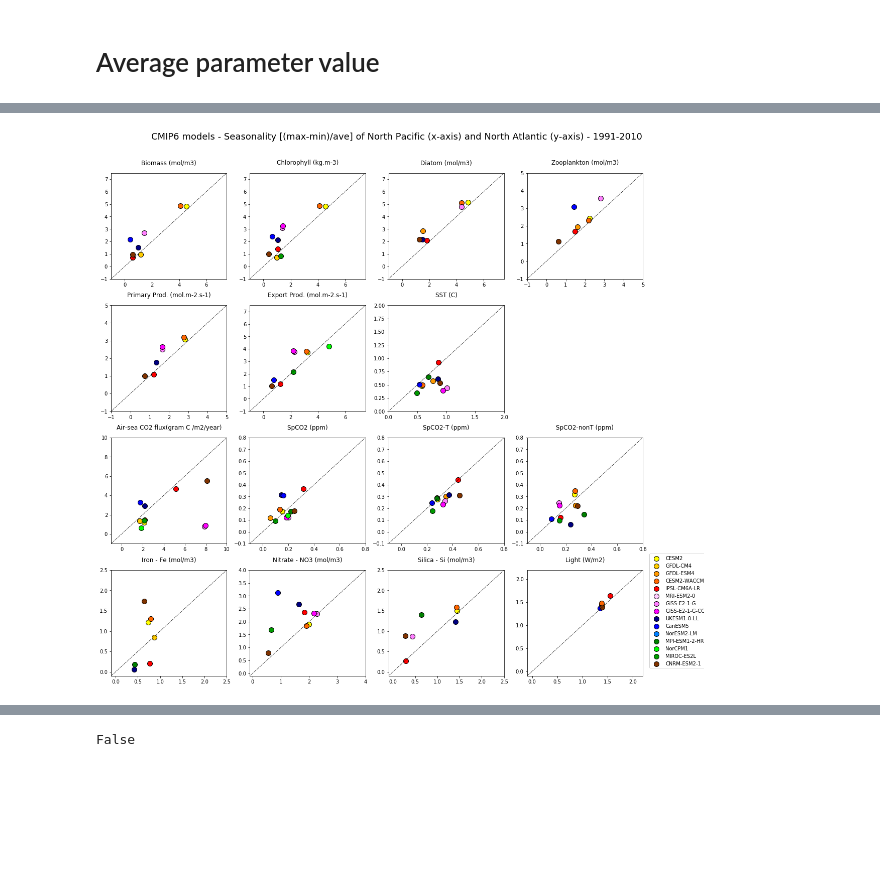
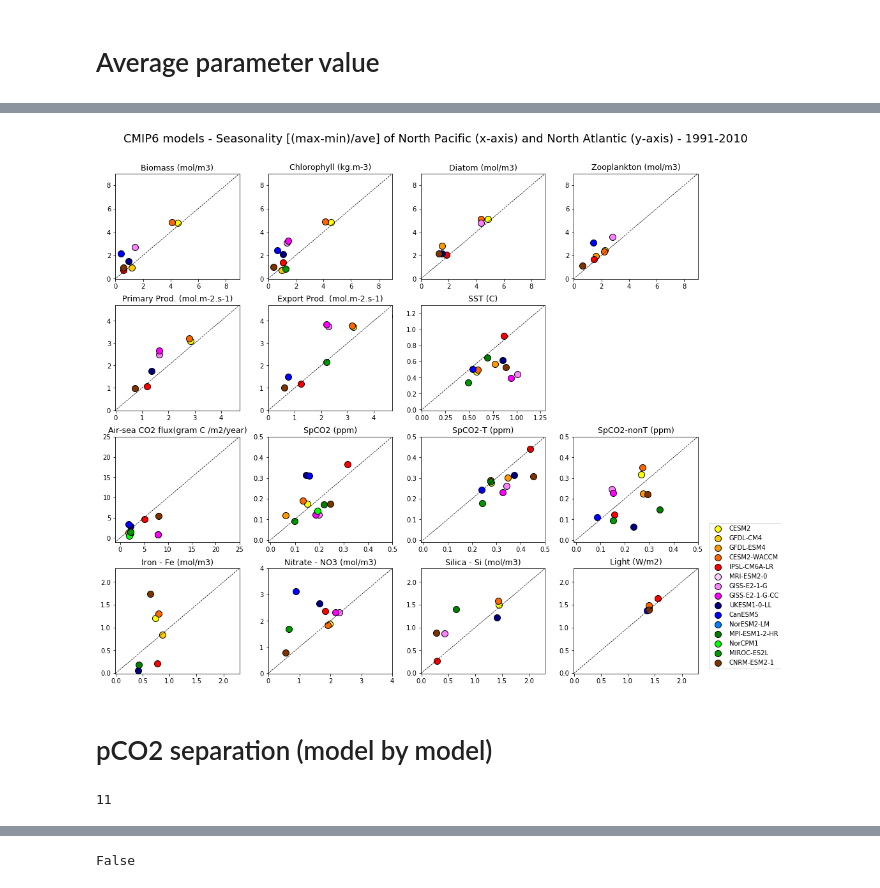
Before and after one commit to Marinov-Ocean-Group/CMIP6-Codes, a Jupyter notebook: Seasonal.ipynb, the cells around one changed output, grey strips where cells are left out. Cells and saved outputs as stored; diff of their text form; code cells hidden in the pictures; blank space fills up the shorter version.

```diff
--- a/Seasonal.ipynb
+++ b/Seasonal.ipynb
@@ -964,7 +967,7 @@ plot_ranges=[[-0.0005,0.005], [-0.1e-6,1e-6],  [-0.0005, 0.0045],  [-0.001,0.005
 # %%
 %%time
 
-fig = plt.figure(figsize=(17.5, 16))
+fig = plt.figure(figsize=(15, 12.5))
 ncol = 4
 nrow = 4
 i = 0
@@ -1024,14 +1027,14 @@ for var in var_names:
     plt.ylim(plot_ranges[i-1])
     plt.xlim(plot_ranges[i-1])
     #plt.xticks(np.arange(1, 13), Time_months)
-    ax.ticklabel_format(axis='both', style='sci', scilimits=(-3,1000))
-    plt.title(plot_titles[i-1], fontsize=12, y=1.05)
+    ax.ticklabel_format(axis='both', style='sci', scilimits=(-2,1000))
+    plt.title(plot_titles[i-1], fontsize=12.5, y=1.05)
     plt.plot([-1000,1000],[-1000,1000], 'k--', linewidth=0.75)
 
 
-plt.subplots_adjust(left=0.035, bottom=0.04, right=0.90, top=0.91, hspace=0.25, wspace=0.20) # the amount of height/width reserved for space between subplots
+plt.subplots_adjust(left=0.035, bottom=0.04, right=0.88, top=0.91, hspace=0.35, wspace=0.25) # the amount of height/width reserved for space between subplots
 
-fig.legend(hs, models, loc='lower right', bbox_to_anchor=(0.998, 0.03))
+fig.legend(hs, models, loc='lower right', bbox_to_anchor=(0.999, 0.03))
 plt.suptitle('CMIP6 models - Average value for North Pacific (x-axis) and North Atlantic (y-axis) - '+ str(start_year) + '-' + str(end_year), fontsize=18)
 
 plt.savefig('NA_NP_average.png', dpi=600)
@@ -1044,10 +1047,16 @@ mmranges = [[-1,7.5], [-1,7.5],  [-1,7.5],  [-1,5],
              [-1,5], [-1,7.5], [0,2], [-1,450],
              [-1,10], [-0.1,0.8], [-0.1,0.8], [-0.1,0.8],
              [-0.1,2.5], [-0.1,4], [-0.1,2.5], [-0.1,2.2]]
+# %%
+# Behzad's range
+mmranges = [[-0.01,9], [-0.01,9], [-0.01,9], [-0.01,9],
+            [-0.01,4.7], [-0.01,4.7], [-0.01,1.3], [-1,9],
+            [-1,25], [-0.01,0.5], [-0.01,0.5], [-0.01,0.5],
+            [-0.01,2.3], [-0.01,4], [-0.01,2.3], [-0.01,2.3]]
 # %%
 %%time
 
-fig = plt.figure(figsize=(17, 16))
+fig = plt.figure(figsize=(15, 12.5))
 ncol = 4
 nrow = 4
 i = 0
@@ -1115,12 +1124,12 @@ for var in var_names:
     plt.xlim(mmranges[i-1])
     #plt.xticks(np.arange(1, 13), Time_months)
     ax.ticklabel_format(axis='both', style='sci', scilimits=(-3,1000))
-    plt.title(plot_titles[i-1], fontsize=12, y=1.05)
+    plt.title(plot_titles[i-1], fontsize=12.5, y=1)
 
 
-plt.subplots_adjust(left=0.035, bottom=0.04, right=0.90, top=0.91, hspace=0.25, wspace=0.20) # the amount of height/width reserved for space between subplots
+plt.subplots_adjust(left=0.035, bottom=0.04, right=0.88, top=0.91, hspace=0.25, wspace=0.23) # the amount of height/width reserved for space between subplots
 
-fig.legend(hs, models, loc='lower right', bbox_to_anchor=(0.998, 0.03))
+fig.legend(hs, models, loc='lower right', bbox_to_anchor=(0.999, 0.03))
 plt.suptitle('CMIP6 models - Seasonality [(max-min)/ave] of North Pacific (x-axis) and North Atlantic (y-axis) - '+ str(start_year) + '-' + str(end_year), fontsize=18)
 
 plt.savefig('NA_NP_max-min_ave.png', dpi=600)
@@ -1130 +1139,13 @@ Wall time: 8.67 s
-[figure, old version]
+[figure, new version]
+# %% [markdown]
+# pCO2 separation (model by model)
+# %%
+n=0
+for model in models:
+    ofn = 'save/' + str(model) + '_pco2-t_np.txt'
+    if os.path.exists(ofn):
+        n = n +1
+
+n
+# %% [output]
+11
```
Also changed, not shown: parts of 15 cells of this notebook, 24 other files.
